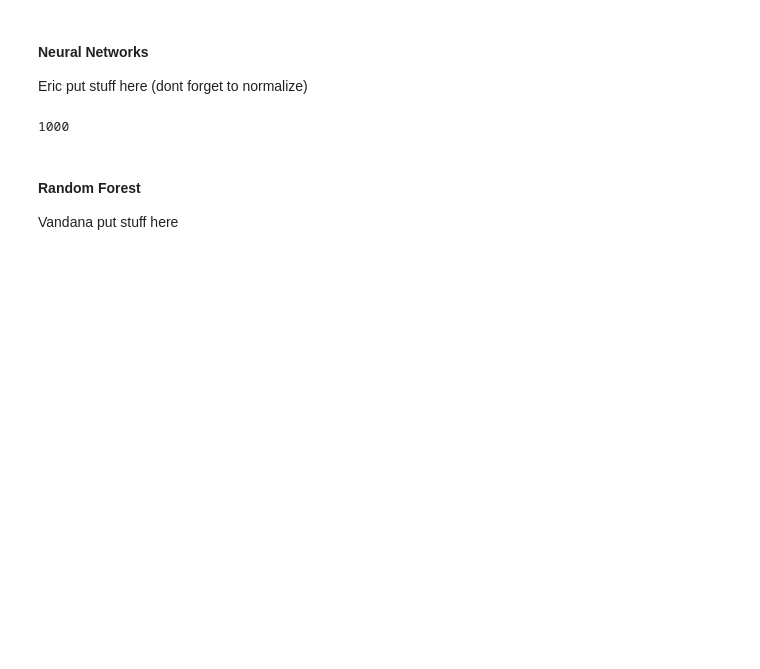
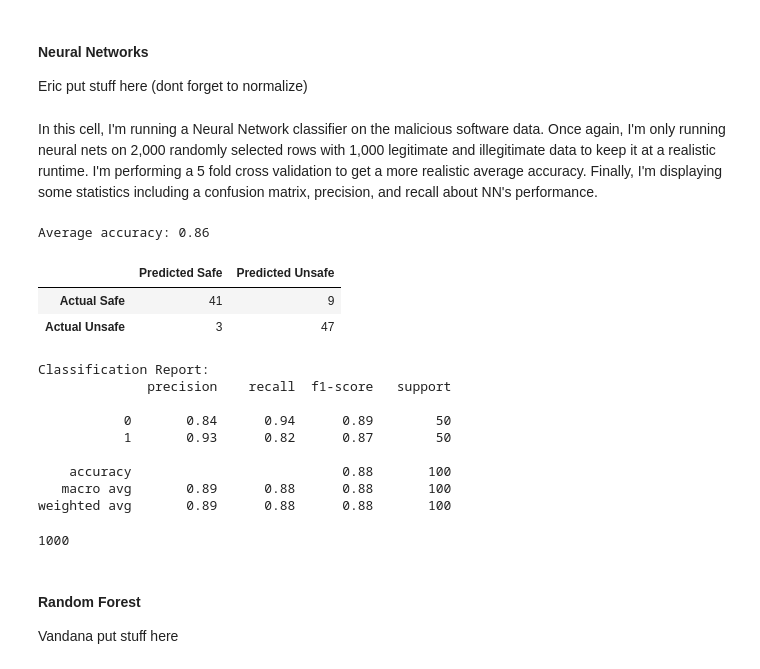
Before and after one commit to ayaabdelgawad/categorize-viruses, a Jupyter notebook: mal-classifier.ipynb, the cells around one changed output. Cells and saved outputs as stored; diff of their text form; code cells hidden in the pictures; blank space fills up the shorter version.

```diff
--- a/mal-classifier.ipynb
+++ b/mal-classifier.ipynb
@@ -461,32 +504,56 @@ length 216351
 # %% [markdown]
 #### Neural Networks
 Eric put stuff here (dont forget to normalize)
+# %% [markdown]
+In this cell, I'm running a Neural Network classifier on the malicious software data. Once again, I'm only running neural nets on 2,000 randomly selected rows with 1,000 legitimate and illegitimate data to keep it at a realistic runtime.
+I'm performing a 5 fold cross validation to get a more realistic average accuracy. Finally, I'm displaying some statistics including a confusion matrix, precision, and recall about NN's performance.
 # %%
 # your code goes here
 import warnings
 
 from sklearn.neural_network import MLPClassifier
 from sklearn.preprocessing import StandardScaler
 from sklearn.pipeline import Pipeline
 from sklearn.model_selection import GridSearchCV, cross_val_score
 
 # only displays warning once
 warnings.filterwarnings ('ignore')
 
 param_grid = {
   "model__hidden_layer_sizes": list(range (30, 70, 10)),
   "model__activation": ['logistic', 'tanh', 'relu']
 }
 
 scalar = StandardScaler ()
 model = MLPClassifier ()
 pipeline = Pipeline (steps=[('scalar', scalar), ('model', model)])
 
 search = GridSearchCV (pipeline, param_grid)
 
 accuracies = cross_val_score (search, features, labels, cv=5)
 
 print ("Average accuracy:", accuracies.mean ())
+
+pred = cross_val_predict (pipeline, features, labels, cv=10)
+
+print_confusion_matrix (*confusion_matrix (labels, pred).ravel ())
+
+print ("Classification Report:")
+print (classification_report (labels, pred))
+# %% [output]
+Average accuracy: 0.86
+|  | Predicted Safe | Predicted Unsafe |
+| Actual Safe | 41 | 9 |
+| Actual Unsafe | 3 | 47 |
+Classification Report:
+              precision    recall  f1-score   support
+
+           0       0.84      0.94      0.89        50
+           1       0.93      0.82      0.87        50
+
+    accuracy                           0.88       100
+   macro avg       0.89      0.88      0.88       100
+weighted avg       0.89      0.88      0.88       100
 # %%
 # comment
 labels.sum ()
```
Also changed, not shown: parts of 9 cells of this notebook.
